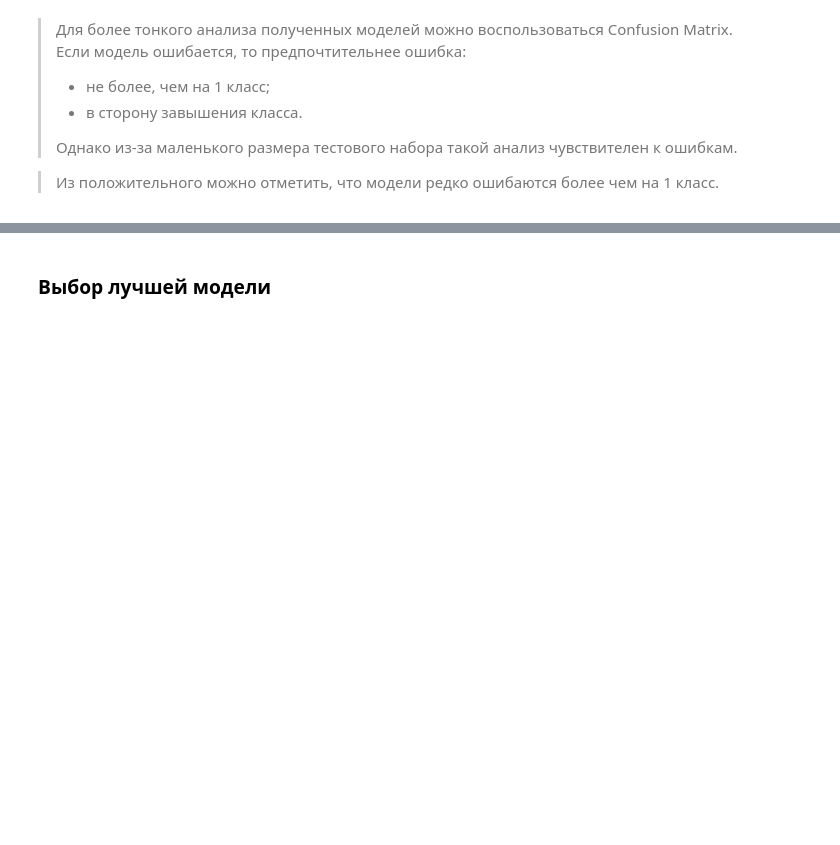
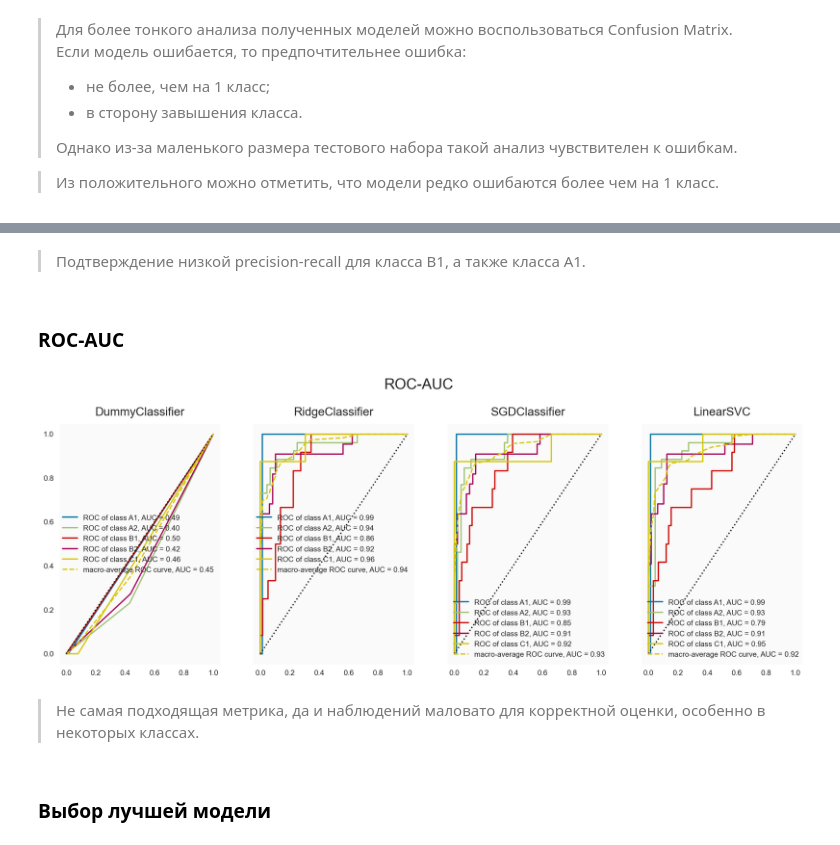
Before and after one commit to Nanobelka/english_subtitles_level, a Jupyter notebook: ML/4_model.ipynb, the cells around one changed output, grey strips where cells are left out. Cells and saved outputs as stored; diff of their text form; code cells hidden in the pictures; blank space fills up the shorter version.

```diff
--- a/ML/4_model.ipynb
+++ b/ML/4_model.ipynb
@@ -758,3 +807,33 @@ for item in range(models.shape[0]):
+# %% [markdown]
+> Подтверждение низкой precision-recall для класса B1, а также класса A1.
+# %% [markdown]
+### ROC-AUC
+# %%
+n_plot = models.shape[0]
+
+fig, ax = plt.subplots(figsize=(18,6), ncols=n_plot, dpi=PLOT_DPI, sharey=True)
+fig.suptitle('ROC-AUC', fontsize=20, y=1.02)
+
+for item in range(n_plot):
+    viz = ROCAUC(
+                 models.loc[item,'model'].fit(X_train, Y_train),
+                 classes=sorted(Y_train.unique()),  # тонкий момент: правильно вынуть названия классов?
+                 per_class=True,
+                 micro=False,
+                 cmap='tab10',
+                 ax=ax[item],
+                )
+    viz.fit(X_train, Y_train)
+    viz.score(X_valid, Y_valid)
+    ax[item].legend()
+    ax[item].grid(False)
+    ax[item].set_title(f"{models.loc[item,'name']}")
+
+plt.show()
+# %% [output]
+[figure, added]
+# %% [markdown]
+> Не самая подходящая метрика, да и наблюдений маловато для корректной оценки, особенно в некоторых классах.
 # %% [markdown]
 ### Выбор лучшей модели
 # %%
```
Also changed, not shown: parts of 16 cells of this notebook.
